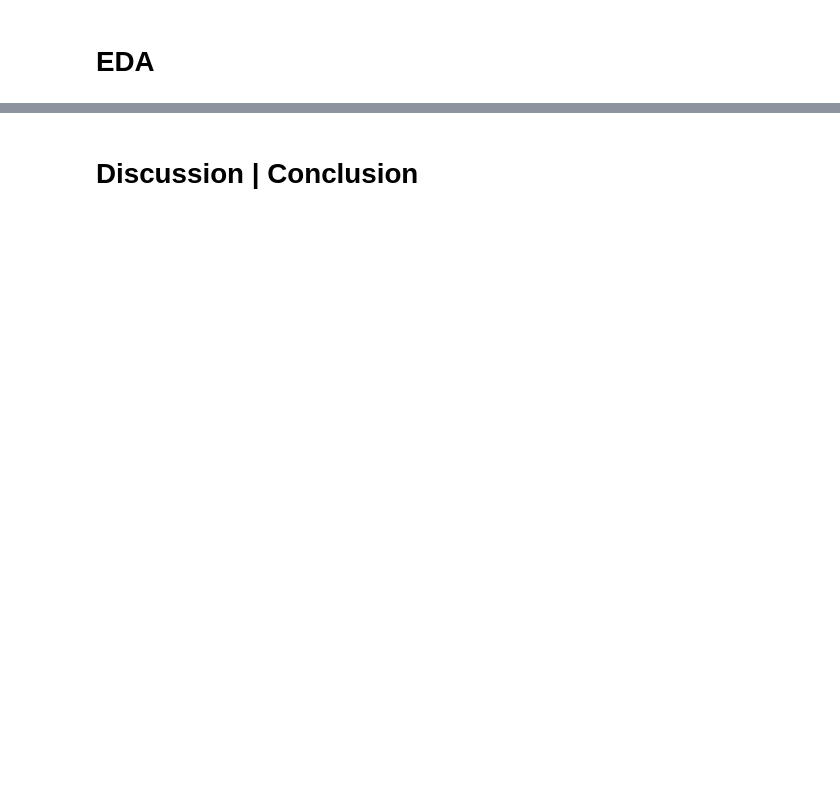
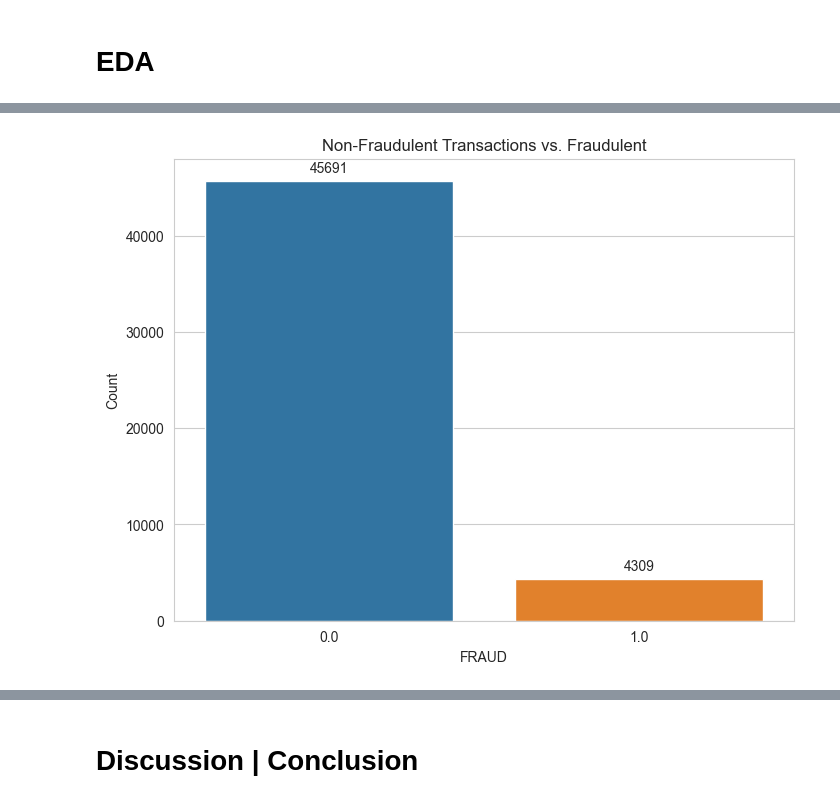
Before and after one commit to teslanando/AAI510_ML_Final_Project, a Jupyter notebook: Final Project Section2-Team 6.ipynb, the cells around one changed output, grey strips where cells are left out. Drawn from its saved outputs; the diff is of its cells as text; code cells hidden in the pictures; blank space fills up the shorter version.

```diff
--- a/Final Project Section2-Team 6.ipynb
+++ b/Final Project Section2-Team 6.ipynb
@@ -6,0 +64,6 @@
+# %%
+min_value = data['RATIO_TO_MEDIAN_PURCHASE_PRICE'].min()
+max_value = data['RATIO_TO_MEDIAN_PURCHASE_PRICE'].max()
+data['RATIO_NORMALIZED'] = (data['RATIO_TO_MEDIAN_PURCHASE_PRICE'] - min_value) / (max_value - min_value)
+
+data.head(5)
@@ -10,0 +136,17 @@
+# %%
+# Set a random seed for reproducibility
+np.random.seed(42)
+
+# Create a subset of the dataset with 50,000 randomly selected datapoints
+subset_data = data.sample(n=50000)
+
+# Count the values of 0 and 1 in the 'FRAUD' column for the subset
+subset_fraud_counts = subset_data['FRAUD'].value_counts()
+
+# Calculate the percentage of fraudulent transactions for the subset
+subset_ratio = (subset_fraud_counts[1] / subset_fraud_counts[0]) * 100
+
+# Display the results
+print("Number of fraudulent transactions (FRAUD = 1):", subset_fraud_counts[1])
+print("Number of non-fraudulent transactions (FRAUD = 0):", subset_fraud_counts[0])
+print("\nPercentage of fraudulent transactions in the subset: {:.2f}%".format(subset_ratio))
@@ -10,0 +170,22 @@
+# %%
+# Bar Plot of Fraudulent vs. Non-Fraudulent Transactions
+sns.set_style("whitegrid")
+
+# Plotting the bar plot
+plt.figure(figsize=(8, 6))
+ax = sns.countplot(data=subset_data, x='FRAUD')
+plt.title('Non-Fraudulent Transactions vs. Fraudulent')
+plt.xlabel('FRAUD')
+plt.ylabel('Count')
+
+# Adding data labels
+for p in ax.patches:
+    ax.annotate(format(p.get_height(), '.0f'),
+                (p.get_x() + p.get_width() / 2., p.get_height()),
+                ha='center', va='center',
+                xytext=(0, 9),
+                textcoords='offset points')
+
+plt.show()
+# %% [output]
+[figure, added]
```
Also changed, not shown: parts of 40 cells of this notebook, 1 other file.
